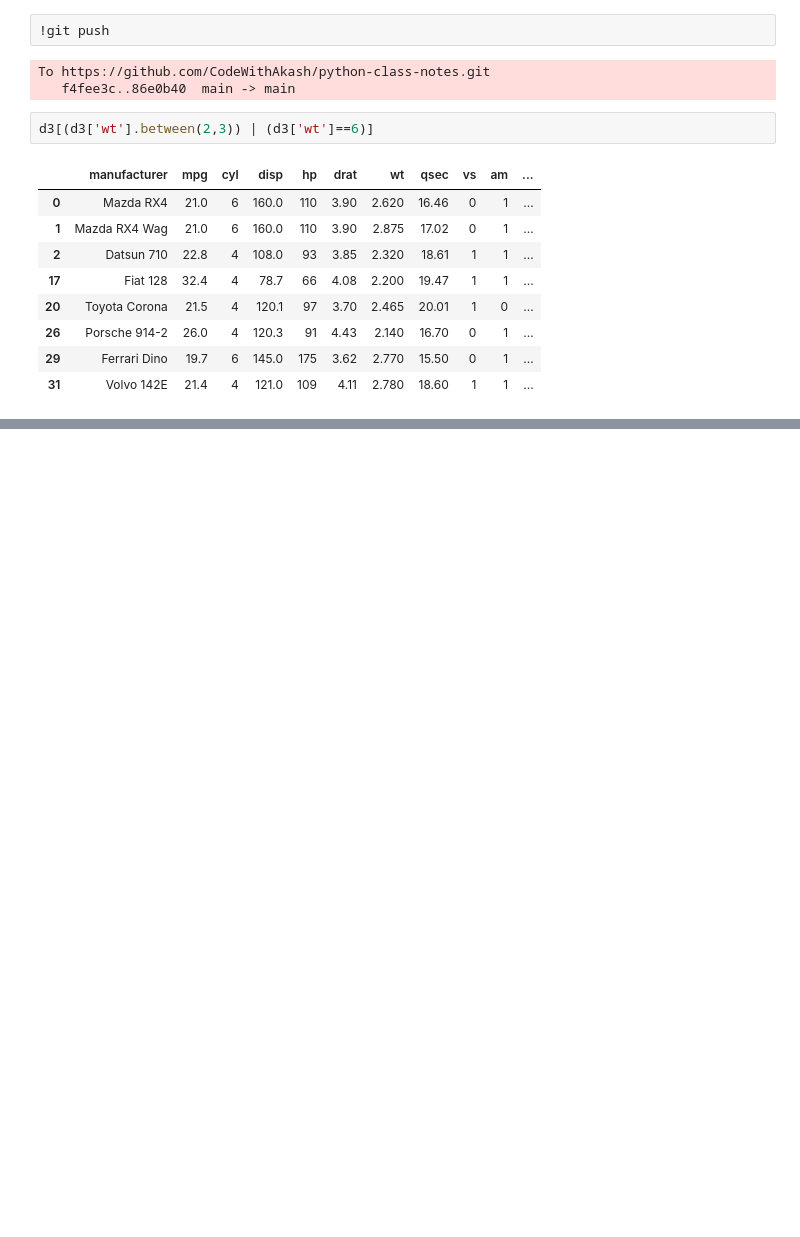
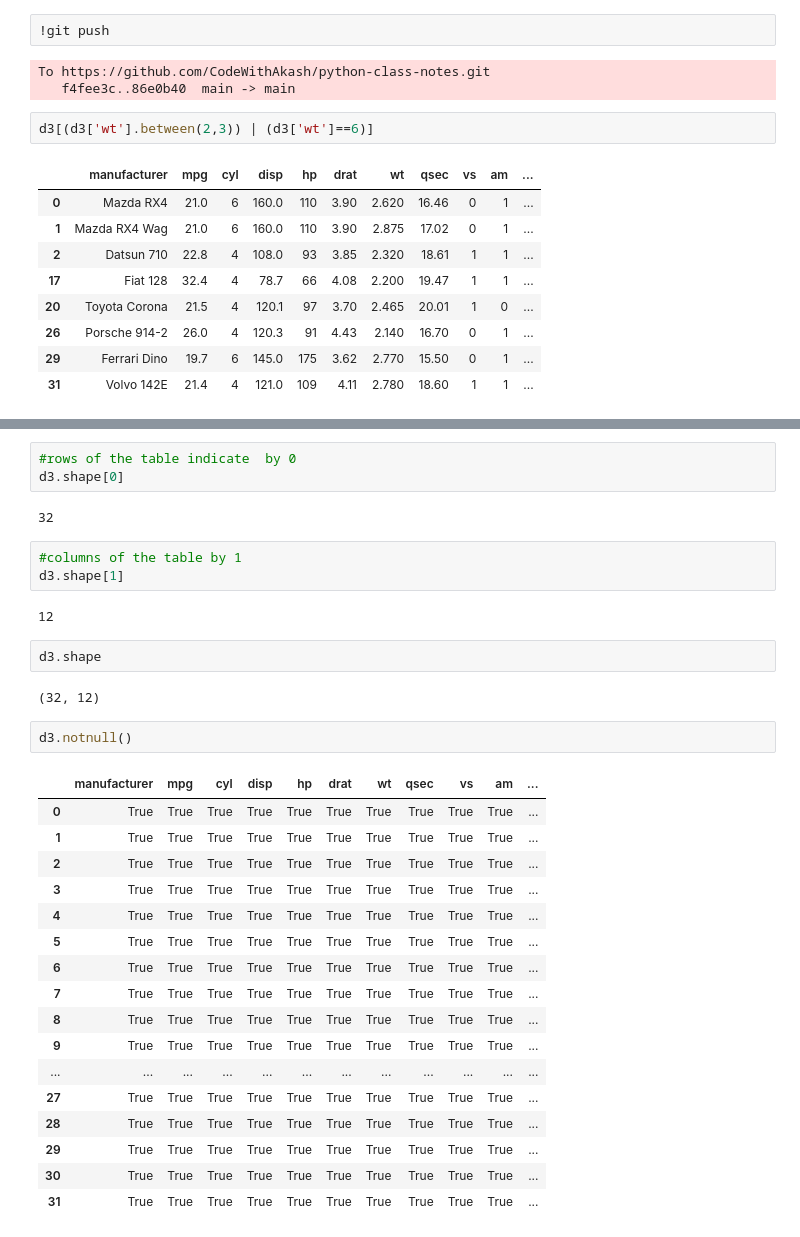
Before and after one commit to CodeWithAkash/python-class-notes, a Jupyter notebook: LIBRARIES.ipynb, the cells around one changed output, grey strips where cells are left out. Cells and saved outputs as stored; diff of their text form; blank space fills up the shorter version.

```diff
--- a/LIBRARIES.ipynb
+++ b/LIBRARIES.ipynb
@@ -888,0 +941,34 @@ d3[(d3['wt'].between(2,3)) | (d3['wt']==6)]
+# %%
+#rows of the table indicate  by 0
+d3.shape[0]
+# %% [output]
+32
+# %%
+#columns of the table by 1
+d3.shape[1]
+# %% [output]
+12
+# %%
+d3.shape
+# %% [output]
+(32, 12)
+# %%
+d3.notnull()
+# %% [output]
+|  | manufacturer | mpg | cyl | disp | hp | drat | wt | qsec | vs | am | ... |
+| 0 | True | True | True | True | True | True | True | True | True | True | ... |
+| 1 | True | True | True | True | True | True | True | True | True | True | ... |
+| 2 | True | True | True | True | True | True | True | True | True | True | ... |
+| 3 | True | True | True | True | True | True | True | True | True | True | ... |
+| 4 | True | True | True | True | True | True | True | True | True | True | ... |
+| 5 | True | True | True | True | True | True | True | True | True | True | ... |
+| 6 | True | True | True | True | True | True | True | True | True | True | ... |
+| 7 | True | True | True | True | True | True | True | True | True | True | ... |
+| 8 | True | True | True | True | True | True | True | True | True | True | ... |
+| 9 | True | True | True | True | True | True | True | True | True | True | ... |
+| ... | ... | ... | ... | ... | ... | ... | ... | ... | ... | ... | ... |
+| 27 | True | True | True | True | True | True | True | True | True | True | ... |
+| 28 | True | True | True | True | True | True | True | True | True | True | ... |
+| 29 | True | True | True | True | True | True | True | True | True | True | ... |
+| 30 | True | True | True | True | True | True | True | True | True | True | ... |
+| 31 | True | True | True | True | True | True | True | True | True | True | ... |
```
Also changed, not shown: parts of 9 cells of this notebook.
